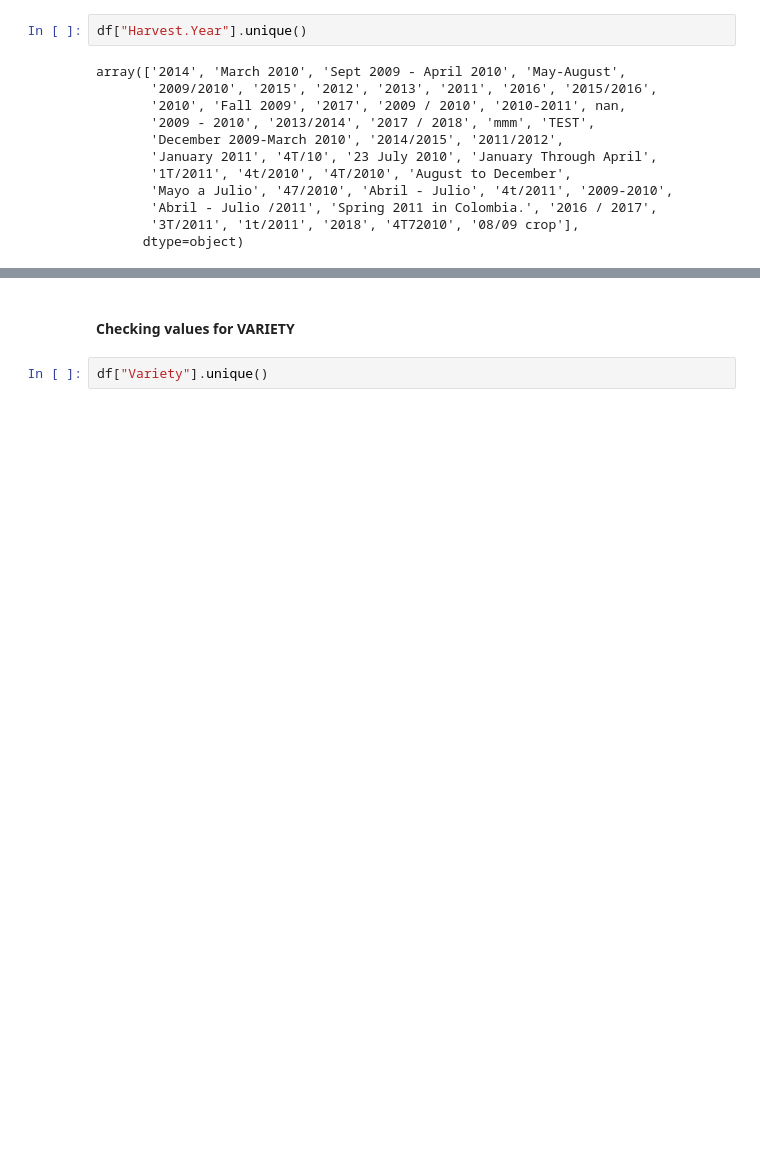
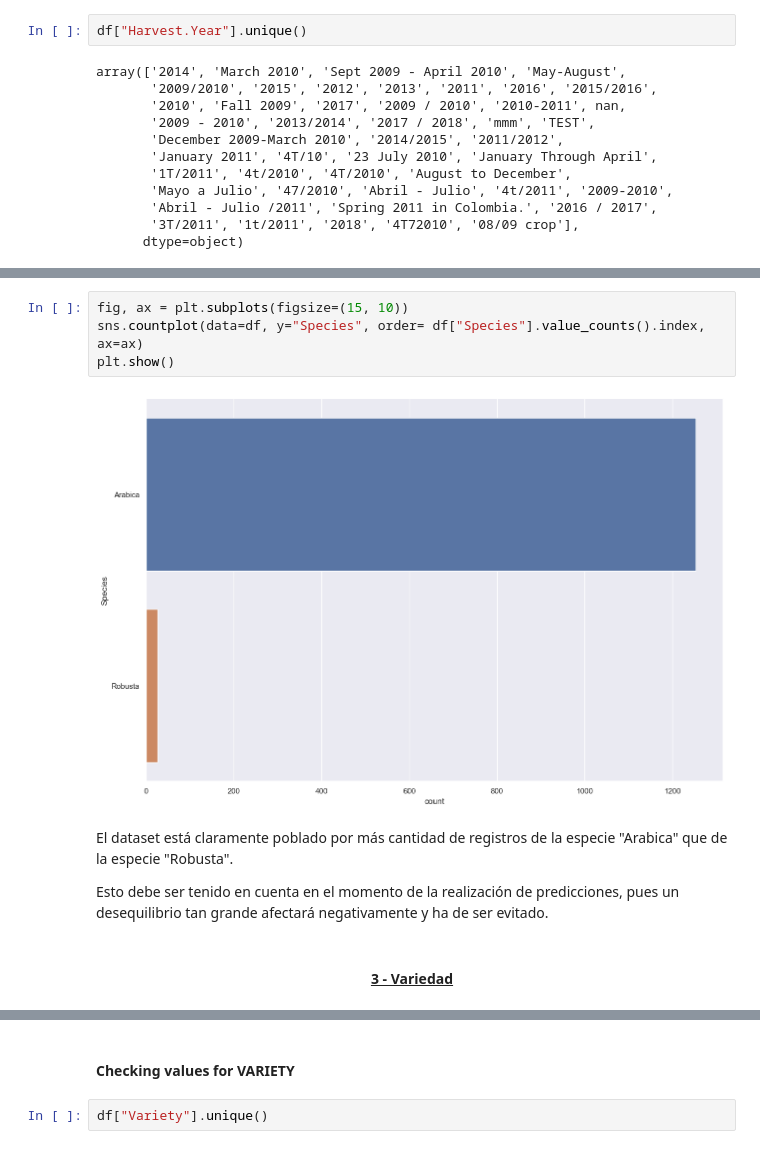
Before and after one commit to jmramaq/TrainingEDA_Coffee, a Jupyter notebook: src/EDA.ipynb, the cells around one changed output, grey strips where cells are left out. Cells and saved outputs as stored; diff of their text form; blank space fills up the shorter version.

```diff
--- a/src/EDA.ipynb
+++ b/src/EDA.ipynb
@@ -293,0 +357,12 @@ sns.countplot(data=df, y="Country of Origin")
+# %%
+fig, ax = plt.subplots(figsize=(15, 10))
+sns.countplot(data=df, y="Species", order= df["Species"].value_counts().index, ax=ax)
+plt.show()
+# %% [output]
+[figure, added]
+# %% [markdown]
+El dataset está claramente poblado por más cantidad de registros de la especie "Arabica" que de la especie "Robusta".
+
+Esto debe ser tenido en cuenta en el momento de la realización de predicciones, pues un desequilibrio tan grande afectará negativamente y ha de ser evitado.
+# %% [markdown]
+<h4 style="text-align: center;"><ins>3 - Variedad</ins></h4>
```
Also changed, not shown: parts of 45 cells of this notebook.
